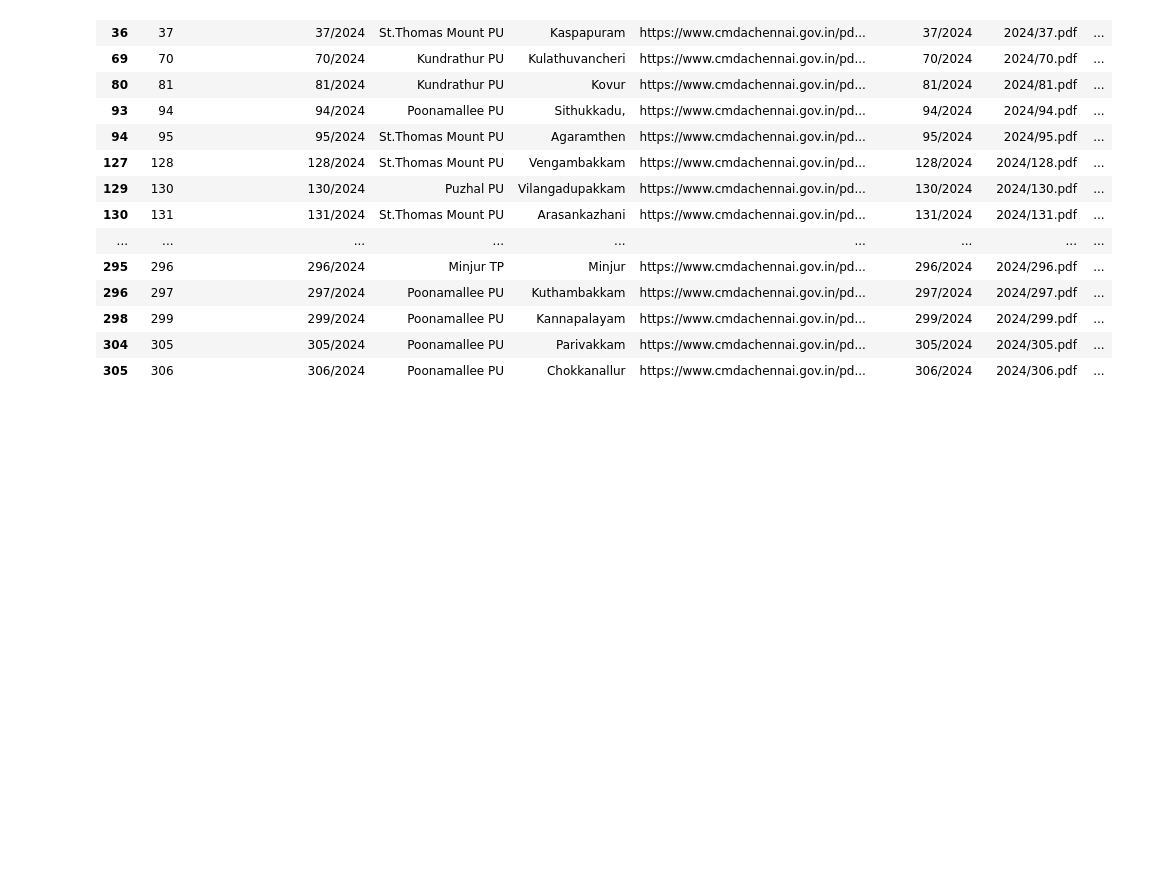
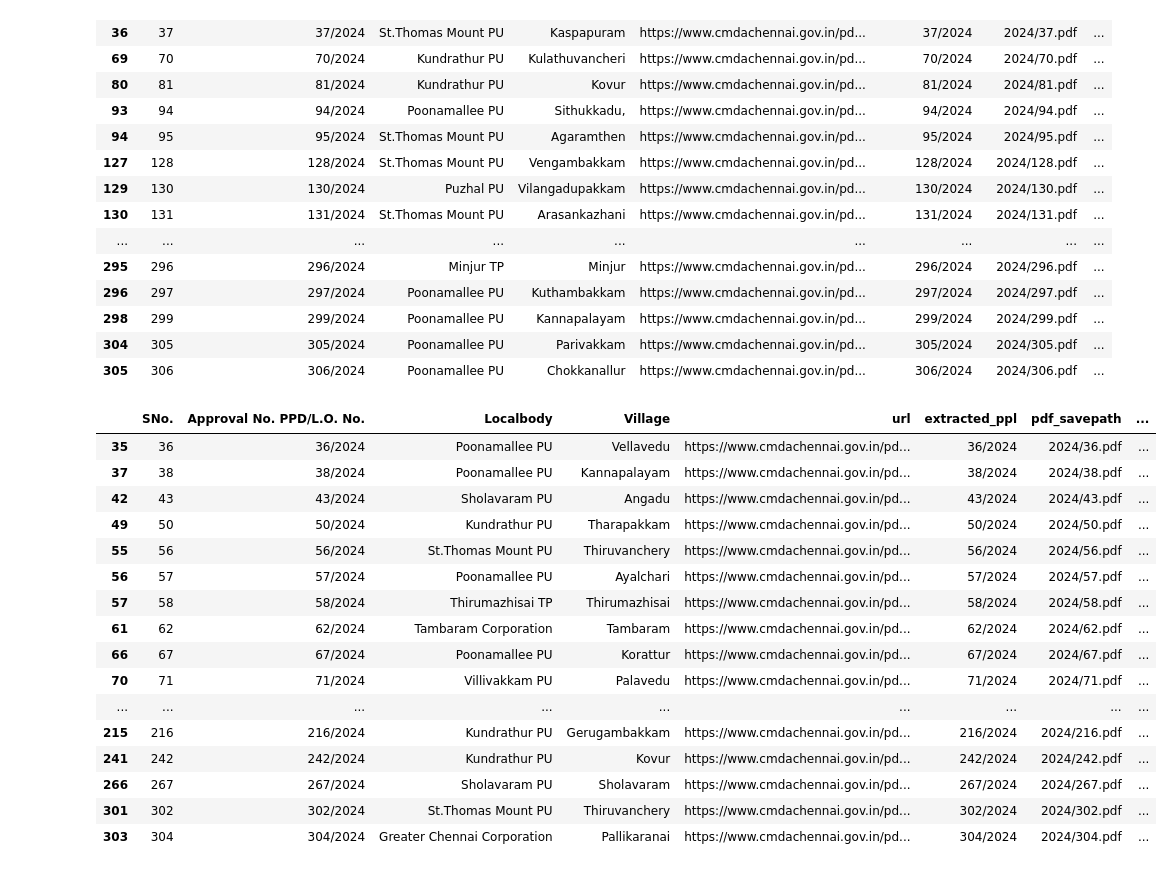
Before and after one commit to pratyush1611/cmda_layout_extractor, a Jupyter notebook: extract_cmda_layout_info.ipynb, the cells around one changed output. Drawn from its saved outputs; the diff is of its cells as text; code cells hidden in the pictures; blank space fills up the shorter version.

```diff
--- a/extract_cmda_layout_info.ipynb
+++ b/extract_cmda_layout_info.ipynb
@@ -207,6 +207,7 @@ Saved PDF to disk: data/2024/83.pdf
 pqdf = result_df.drop(columns='bs4')
 pqdf.to_parquet('./2024extract.parquet')
 # %%
+pqdf = pd.read_parquet('./2024extract.parquet')
 pqdf[pqdf.extracted_text.str.startswith("ERROR")]
 # %% [output]
 |  | SNo. | Approval No. PPD/L.O. No. | Localbody | Village | url | extracted_ppl | pdf_savepath | ... |
@@ -226,3 +227,23 @@ pqdf[pqdf.extracted_text.str.startswith("ERROR")]
 | 298 | 299 | 299/2024 | Poonamallee PU | Kannapalayam | https://www.cmdachennai.gov.in/pd... | 299/2024 | 2024/299.pdf | ... |
 | 304 | 305 | 305/2024 | Poonamallee PU | Parivakkam | https://www.cmdachennai.gov.in/pd... | 305/2024 | 2024/305.pdf | ... |
 | 305 | 306 | 306/2024 | Poonamallee PU | Chokkanallur | https://www.cmdachennai.gov.in/pd... | 306/2024 | 2024/306.pdf | ... |
+# %%
+pqdf[pqdf.total_no_plots.isna() & pqdf.saved_to_disk]
+# %% [output]
+|  | SNo. | Approval No. PPD/L.O. No. | Localbody | Village | url | extracted_ppl | pdf_savepath | ... |
+| 35 | 36 | 36/2024 | Poonamallee PU | Vellavedu | https://www.cmdachennai.gov.in/pd... | 36/2024 | 2024/36.pdf | ... |
+| 37 | 38 | 38/2024 | Poonamallee PU | Kannapalayam | https://www.cmdachennai.gov.in/pd... | 38/2024 | 2024/38.pdf | ... |
+| 42 | 43 | 43/2024 | Sholavaram PU | Angadu | https://www.cmdachennai.gov.in/pd... | 43/2024 | 2024/43.pdf | ... |
+| 49 | 50 | 50/2024 | Kundrathur PU | Tharapakkam | https://www.cmdachennai.gov.in/pd... | 50/2024 | 2024/50.pdf | ... |
+| 55 | 56 | 56/2024 | St.Thomas Mount PU | Thiruvanchery | https://www.cmdachennai.gov.in/pd... | 56/2024 | 2024/56.pdf | ... |
+| 56 | 57 | 57/2024 | Poonamallee PU | Ayalchari | https://www.cmdachennai.gov.in/pd... | 57/2024 | 2024/57.pdf | ... |
+| 57 | 58 | 58/2024 | Thirumazhisai TP | Thirumazhisai | https://www.cmdachennai.gov.in/pd... | 58/2024 | 2024/58.pdf | ... |
+| 61 | 62 | 62/2024 | Tambaram Corporation | Tambaram | https://www.cmdachennai.gov.in/pd... | 62/2024 | 2024/62.pdf | ... |
+| 66 | 67 | 67/2024 | Poonamallee PU | Korattur | https://www.cmdachennai.gov.in/pd... | 67/2024 | 2024/67.pdf | ... |
+| 70 | 71 | 71/2024 | Villivakkam PU | Palavedu | https://www.cmdachennai.gov.in/pd... | 71/2024 | 2024/71.pdf | ... |
+| ... | ... | ... | ... | ... | ... | ... | ... | ... |
+| 215 | 216 | 216/2024 | Kundrathur PU | Gerugambakkam | https://www.cmdachennai.gov.in/pd... | 216/2024 | 2024/216.pdf | ... |
+| 241 | 242 | 242/2024 | Kundrathur PU | Kovur | https://www.cmdachennai.gov.in/pd... | 242/2024 | 2024/242.pdf | ... |
+| 266 | 267 | 267/2024 | Sholavaram PU | Sholavaram | https://www.cmdachennai.gov.in/pd... | 267/2024 | 2024/267.pdf | ... |
+| 301 | 302 | 302/2024 | St.Thomas Mount PU | Thiruvanchery | https://www.cmdachennai.gov.in/pd... | 302/2024 | 2024/302.pdf | ... |
+| 303 | 304 | 304/2024 | Greater Chennai Corporation | Pallikaranai | https://www.cmdachennai.gov.in/pd... | 304/2024 | 2024/304.pdf | ... |
```
Also changed, not shown: parts of 5 cells of this notebook, 1 other file.
